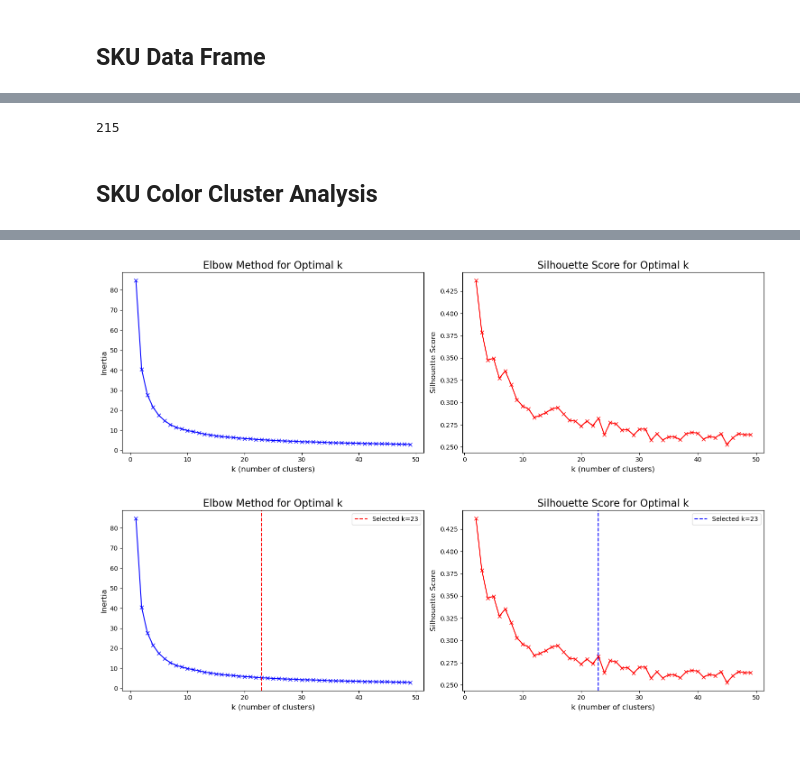
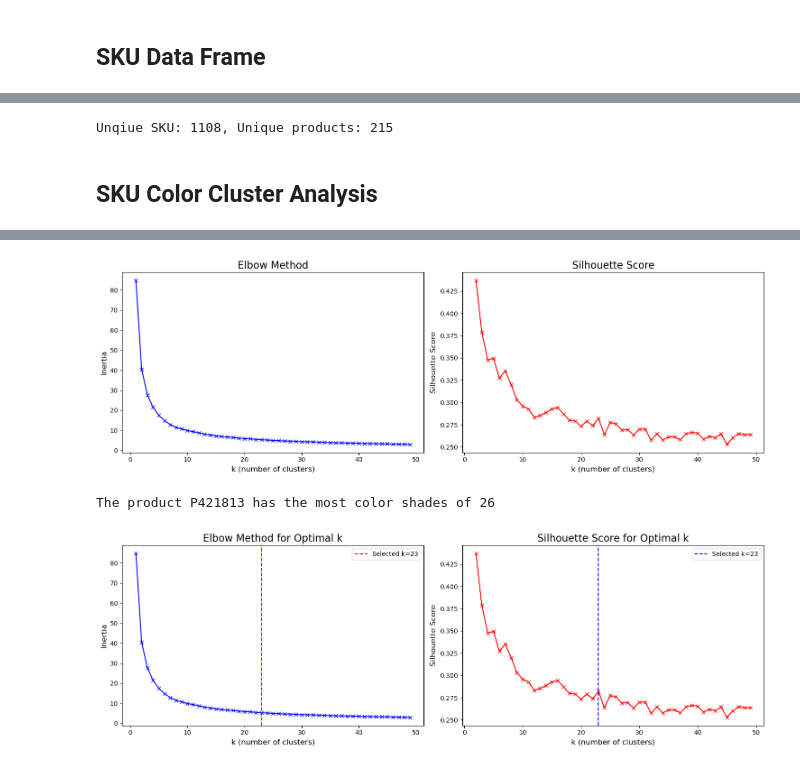
Before and after one commit to NoraStella-Chen/lipshade-lab, a Jupyter notebook: 2. EDA and Recommendation Datasets Preparation/2 EDA and Recommendation Datasets.ipynb, the cells around one changed output, grey strips where cells are left out. Drawn from its saved outputs; the diff is of its cells as text; code cells hidden in the pictures.

```diff
--- a/2. EDA and Recommendation Datasets Preparation/2 EDA and Recommendation Datasets.ipynb
+++ b/2. EDA and Recommendation Datasets Preparation/2 EDA and Recommendation Datasets.ipynb
@@ -337,7 +299,7 @@ df_sku.shape
-# %%
-df_sku['productID'].nunique()
-# %% [output]
-215
+# %%
+print(f"Unqiue SKU: {df_sku.shape[0]}, Unique products: {df_sku['productID'].nunique()}")
+# %% [output]
+Unqiue SKU: 1108, Unique products: 215
 # %% [markdown]
 ## SKU Color Cluster Analysis
 # %%
@@ -351,9 +313,8 @@ df_sku.head(2)
 | 0 | 1005438 | P183919 | 4.4399 | 2121 | MAKE UP FOR EVER - Aqua Lip Water... | $22.00 | ... |
 | 1 | 1005446 | P183919 | 4.4399 | 2121 | MAKE UP FOR EVER - Aqua Lip Water... | $22.00 | ... |
 # %%
+# Use eblow method and silhouette score to find best number of clusters
 X = df_sku[['R', 'G', 'B']].values
-
-# Function to calculate inertia for different k values
 def calculate_inertia(X, k_range):
     inertias = []
     silhouette_scores = []
@@ -361,35 +322,40 @@ def calculate_inertia(X, k_range):
     for k in k_range:
         kmeans = KMeans(n_clusters=k, random_state=42, n_init=10)
         kmeans.fit(X)
         inertias.append(kmeans.inertia_)
         if k > 1:
             silhouette_scores.append(silhouette_score(X, kmeans.labels_))
         else:
             silhouette_scores.append(0)
 
     return inertias, silhouette_scores
 
-# Calculate metrics for different numbers of clusters
 k_range = range(1, 50)
 inertias, silhouette_scores = calculate_inertia(X, k_range)
 
 # Create subplot for both methods: elbow method and sihouette score
 fig, (ax1, ax2) = plt.subplots(1, 2, figsize=(15, 5))
 
 
 ax1.plot(k_range, inertias, 'bx-')
 ax1.set_xlabel('k (number of clusters)', fontsize=12)
 ax1.set_ylabel('Inertia', fontsize=12)
-ax1.set_title('Elbow Method for Optimal k', fontsize=16)
+ax1.set_title('Elbow Method', fontsize=16)
 
 
 ax2.plot(k_range[1:], silhouette_scores[1:], 'rx-')
 ax2.set_xlabel('k (number of clusters)', fontsize=12)
 ax2.set_ylabel('Silhouette Score', fontsize=12)
-ax2.set_title('Silhouette Score for Optimal k', fontsize=16)
+ax2.set_title('Silhouette Score', fontsize=16)
 
 plt.tight_layout()
 plt.show()
 # %% [output]
-[figure, old version]
+[figure, new version]
+# %%
+df_max = df_sku.groupby('productID')['skuID'].nunique().sort_values().reset_index().iloc[-1,:]
+
+print(f"The product {df_max['productID']} has the most color shades of {df_max['skuID']}")
+# %% [output]
+The product P421813 has the most color shades of 26
 # %%
```
Also changed, not shown: parts of 32 cells of this notebook, 14 other files.
